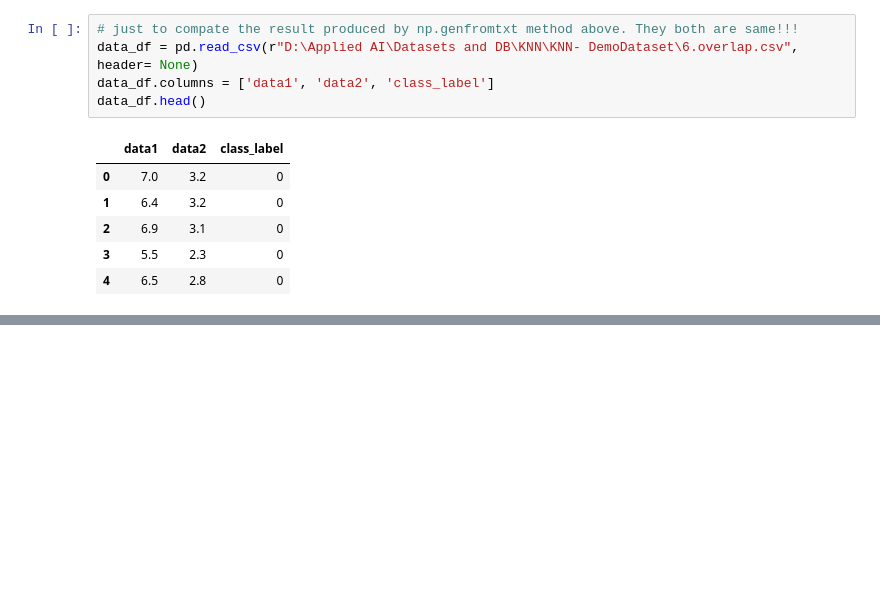
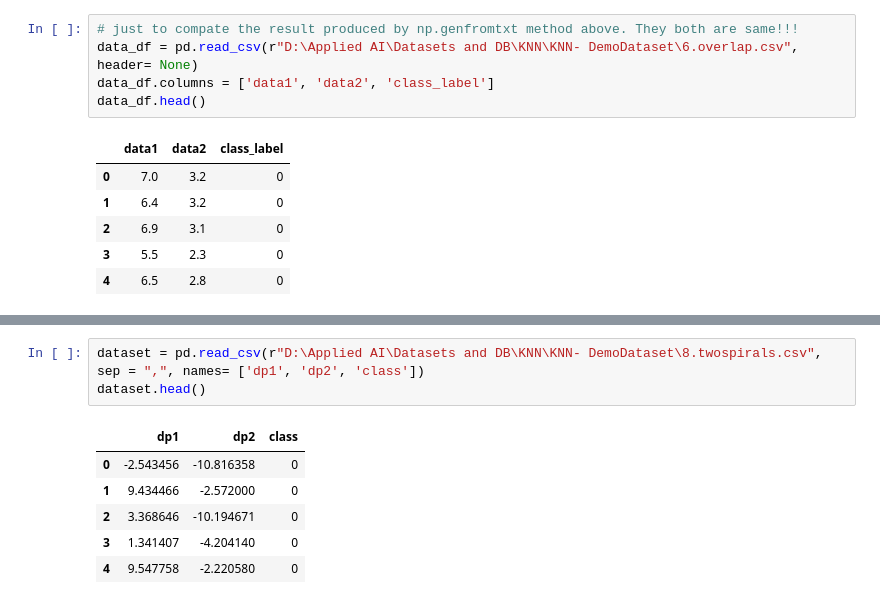
Before and after one commit to AdarshNamdev/DataScience-and-ML, a Jupyter notebook: KNN- making Decision Boundary.ipynb, the cells around one changed output, grey strips where cells are left out. Cells and saved outputs as stored; diff of their text form; blank space fills up the shorter version.

```diff
--- a/KNN- making Decision Boundary.ipynb
+++ b/KNN- making Decision Boundary.ipynb
@@ -68,0 +74,10 @@ knn_comparisons(data, NN)
+# %%
+dataset = pd.read_csv(r"D:\Applied AI\Datasets and DB\KNN\KNN- DemoDataset\8.twospirals.csv", sep = ",", names= ['dp1', 'dp2', 'class'])
+dataset.head()
+# %% [output]
+|  | dp1 | dp2 | class |
+| 0 | -2.543456 | -10.816358 | 0 |
+| 1 | 9.434466 | -2.572000 | 0 |
+| 2 | 3.368646 | -10.194671 | 0 |
+| 3 | 1.341407 | -4.204140 | 0 |
+| 4 | 9.547758 | -2.220580 | 0 |
```
Also changed, not shown: parts of 3 cells of this notebook.
